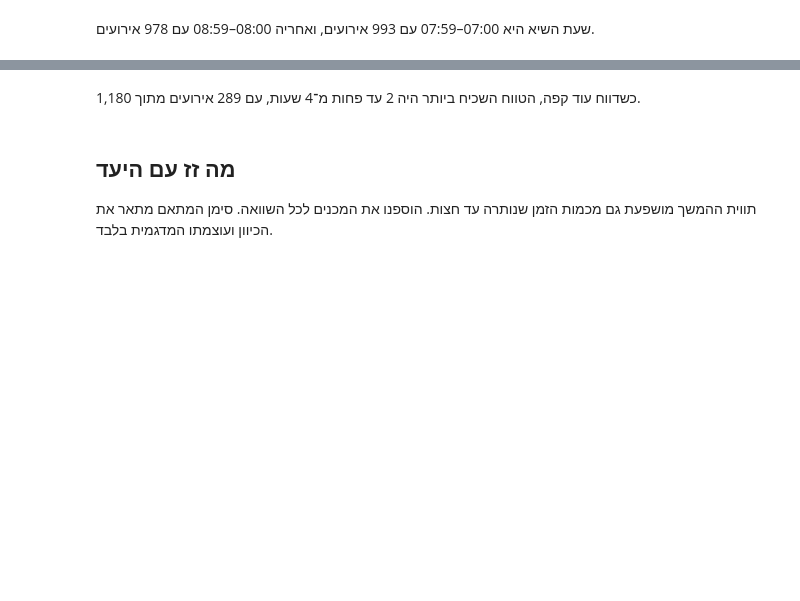
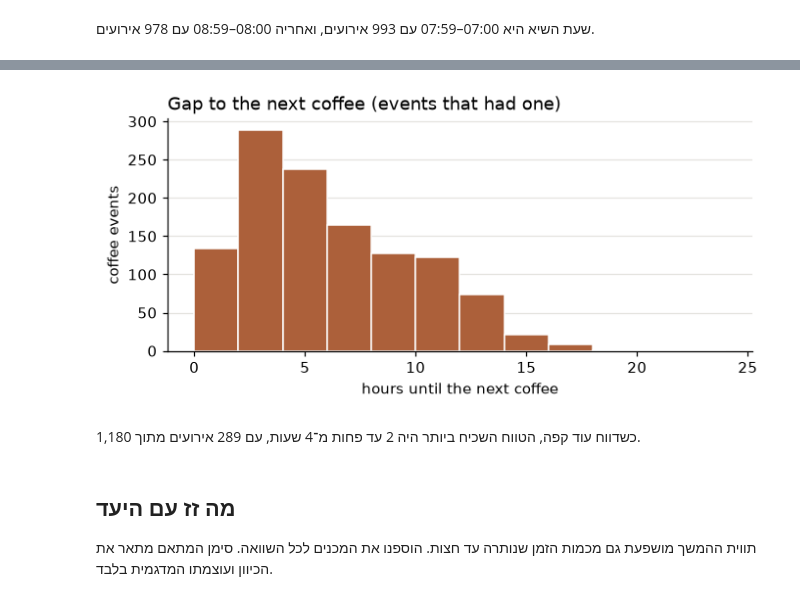
Before and after one commit to eitanav/NextCup, a Jupyter notebook: notebooks/eda.ipynb, the cells around one changed output, grey strips where cells are left out. Saved outputs shown, nothing was run; the diff lists cells and outputs as text; code cells hidden in the pictures; blank space fills up the shorter version.

```diff
--- a/notebooks/eda.ipynb
+++ b/notebooks/eda.ipynb
@@ -99,5 +101,6 @@ Name: count, dtype: int64
 # %% [markdown]
 שעת השיא היא 07:00–07:59 עם 993 אירועים, ואחריה 08:00–08:59 עם 978 אירועים.
 # %%
-display(bucket_chart(d[WAIT], 120, "דקות עד הקפה הבא"))
+bar_chart(d[WAIT] / 60, range(0, 25, 2), "hours until the next coffee",
+          "Gap to the next coffee (events that had one)", color=ORANGE)
 # %% [output]
@@ -105,3 +107,4 @@ display(bucket_chart(d[WAIT], 120, "דקות עד הקפה הבא"))
+[figure, added]
 # %% [markdown]
 כשדווח עוד קפה, הטווח השכיח ביותר היה 2 עד פחות מ־4 שעות, עם 289 אירועים מתוך 1,180.
 # %% [markdown]
```
Also changed, not shown: parts of 8 cells of this notebook, 1 other file.
